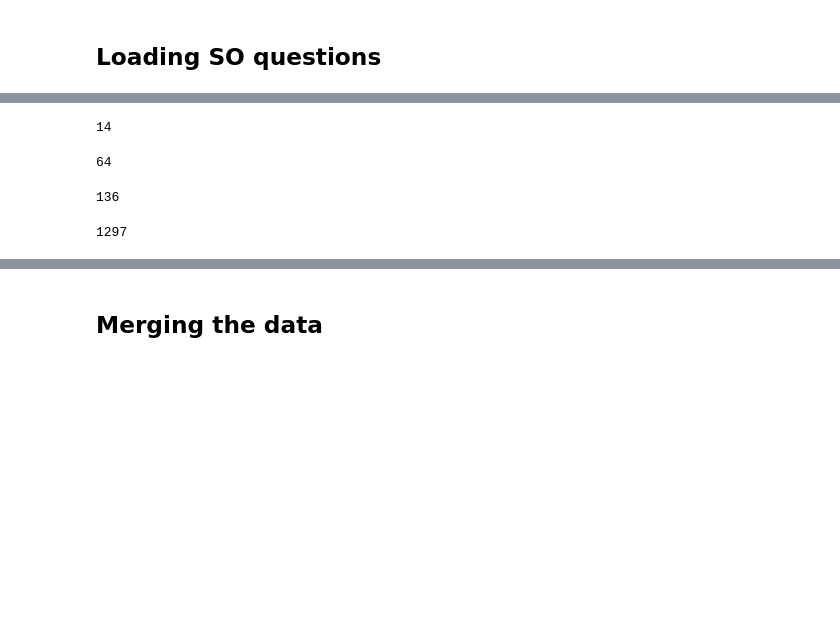
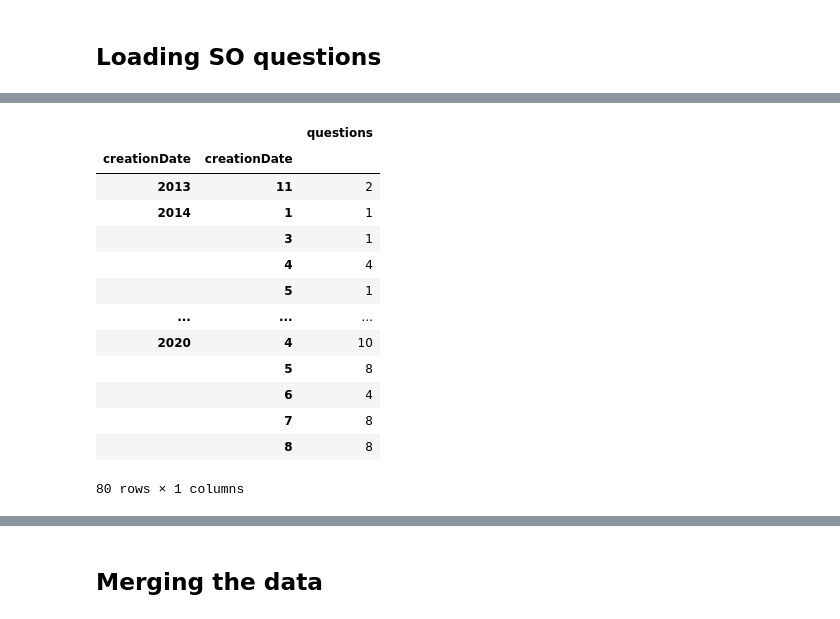
Before and after one commit to researchgroupsoma/SBES2022-CodeSamples, a Jupyter notebook: 3-DataMerge/1-AllFramework/1-MergingAndSaving.ipynb, the cells around one changed output, grey strips where cells are left out. Cells and saved outputs as stored; diff of their text form; code cells hidden in the pictures; blank space fills up the shorter version.

```diff
--- a/3-DataMerge/1-AllFramework/1-MergingAndSaving.ipynb
+++ b/3-DataMerge/1-AllFramework/1-MergingAndSaving.ipynb
@@ -302,24 +198,31 @@ len(androidQuestions)
-# %%
-len(awsQuestions)
-# %% [output]
-14
-# %%
-len(azureQuestions)
-# %% [output]
-64
-# %%
-len(springQuestions)
-# %% [output]
-136
 # %%
 allQuestions = pd.concat([androidQuestions, awsQuestions, azureQuestions, springQuestions], axis=0, ignore_index=True)
-# %%
-len(allQuestions)
-# %% [output]
-1297
 # %%
 allQuestions['creationDate'] = pd.to_datetime(allQuestions['creationDate'])
 allQuestions.sort_values(by="creationDate", inplace=True)
 allQuestions.set_index(allQuestions['creationDate'], inplace=True)
 allQuestions["questions"] = 1
+del allQuestions["ownerUserId"]
+del allQuestions["postTypeId"]
+del allQuestions["acceptedAnswerId"]
+del allQuestions["id"]
+del allQuestions['creationDate']
+del allQuestions['path']
+del allQuestions['framework']
 allQuestions=allQuestions.groupby([(allQuestions.index.year), (allQuestions.index.month)]).sum()
+allQuestions
+# %% [output]
+|  |  | questions |
+| creationDate | creationDate |  |
+| 2013 | 11 | 2 |
+| 2014 | 1 | 1 |
+|  | 3 | 1 |
+|  | 4 | 4 |
+|  | 5 | 1 |
+| ... | ... | ... |
+| 2020 | 4 | 10 |
+|  | 5 | 8 |
+|  | 6 | 4 |
+|  | 7 | 8 |
+|  | 8 | 8 |
+80 rows × 1 columns
```
Also changed, not shown: parts of 39 cells of this notebook, 2 other files.
